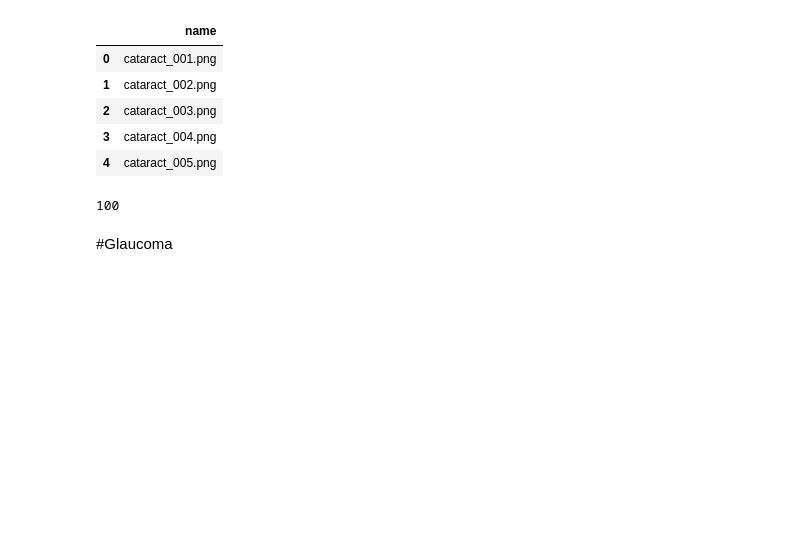
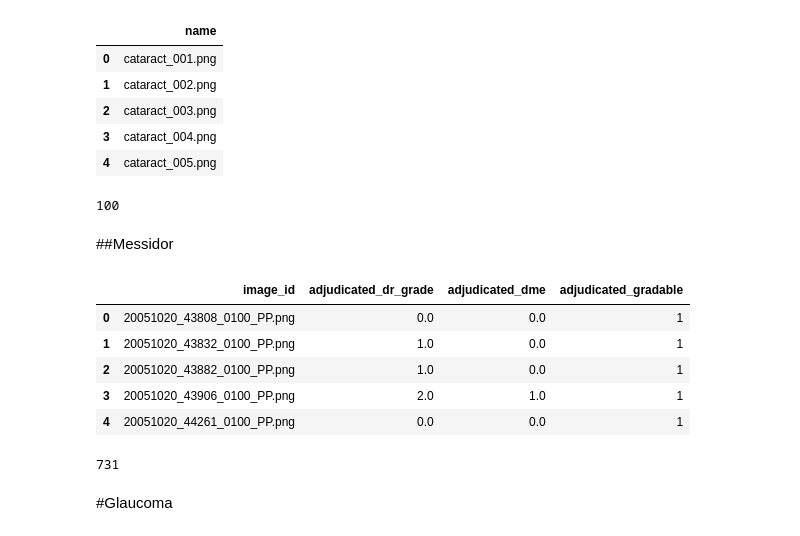
Before and after one commit to Barcelona-Technology-School/InnoSpark-edir, a Jupyter notebook: ML first attempt/MergedDatasets.ipynb, the cells around one changed output. Cells and saved outputs as stored; diff of their text form; code cells hidden in the pictures; blank space fills up the shorter version.

Commit message:
MergeDatasets notebook update, added DR merge

```diff
--- a/ML first attempt/MergedDatasets.ipynb
+++ b/ML first attempt/MergedDatasets.ipynb
@@ -166,3 +191,20 @@ print(len(file_names))
 # %%
 folder='Datasets/Kaggle2/2_cataract/'
 DataFetch().fetch_data(folder, file_names)
+# %% [markdown]
+##Messidor
+# %%
+folder='Datasets/8-Messidor/'
+file_name = 'messidor_data.csv'
+csv_path = DataFetch().fetch_csv(folder, file_name)
+# %%
+df = pd.read_csv(csv_path)
+# %%
+df.head()
+# %% [output]
+|  | image_id | adjudicated_dr_grade | adjudicated_dme | adjudicated_gradable |
+| 0 | 20051020_43808_0100_PP.png | 0.0 | 0.0 | 1 |
+| 1 | 20051020_43832_0100_PP.png | 1.0 | 0.0 | 1 |
+| 2 | 20051020_43882_0100_PP.png | 1.0 | 0.0 | 1 |
+| 3 | 20051020_43906_0100_PP.png | 2.0 | 1.0 | 1 |
+| 4 | 20051020_44261_0100_PP.png | 0.0 | 0.0 | 1 |
@@ -168,0 +213,7 @@ DataFetch().fetch_data(folder, file_names)
+# %%
+file_names = []
+for file_name in df_mess["image_id"]:
+   file_names.append(file_name)
+print(len(file_names))
+# %% [output]
+731
```
Also changed, not shown: parts of 18 cells of this notebook.
